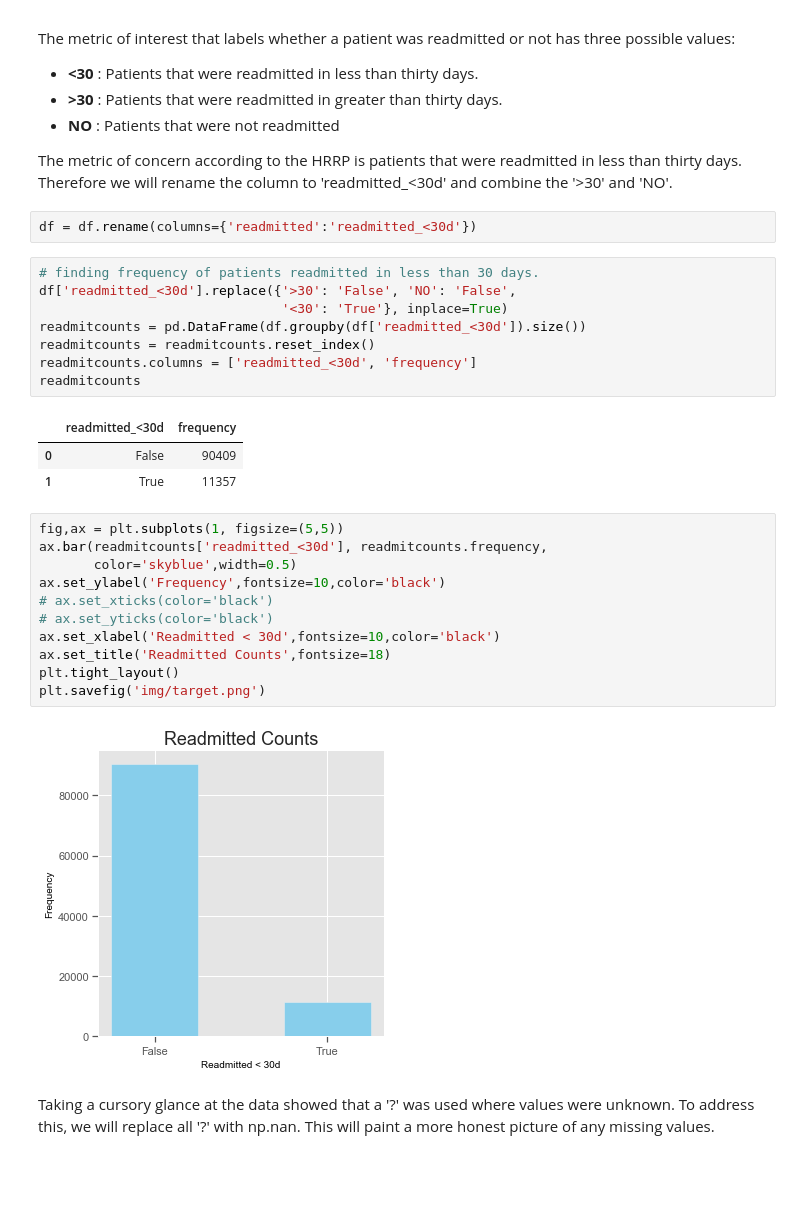
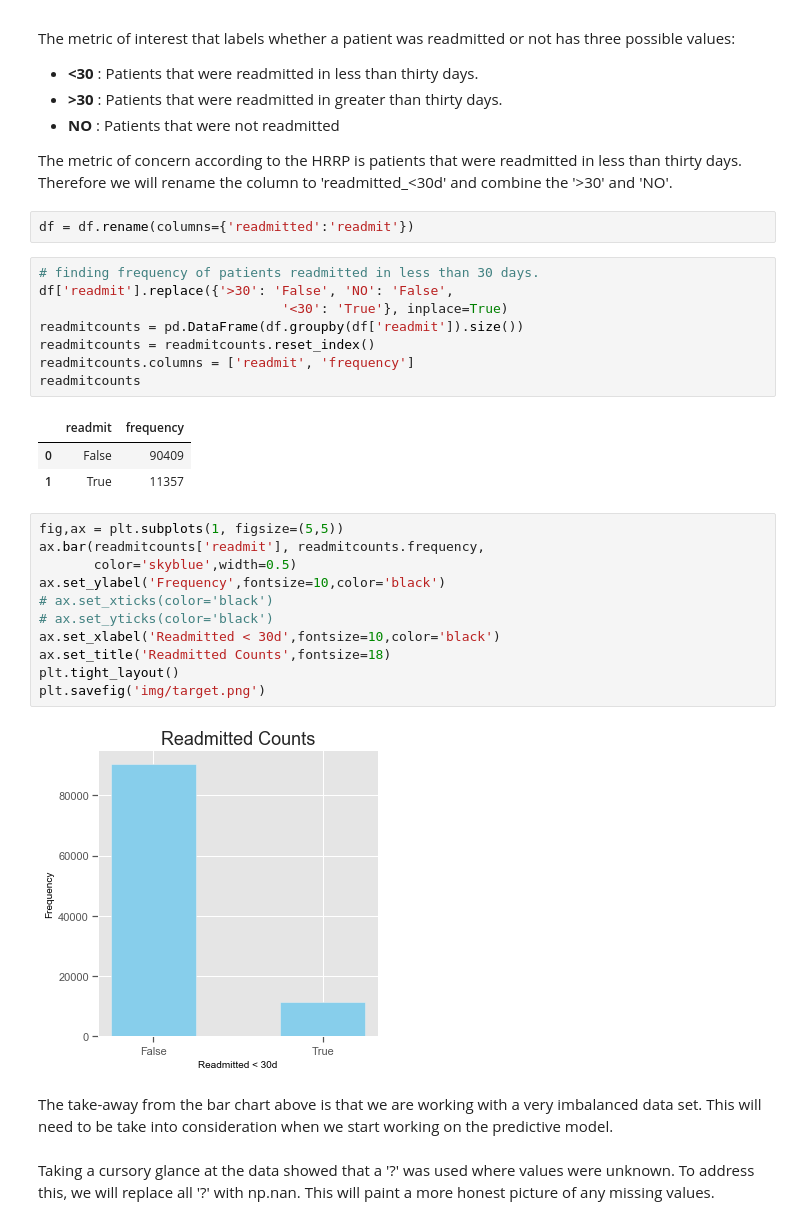
Before and after one commit to clstaub/Predicting_Hospital_Readmissions, a Jupyter notebook: Preprocessing_EDA.ipynb, the cells around one changed output. Saved outputs shown, nothing was run; the diff lists cells and outputs as text; blank space fills up the shorter version.

```diff
--- a/Preprocessing_EDA.ipynb
+++ b/Preprocessing_EDA.ipynb
@@ -40,32 +40,34 @@ The metric of interest that labels whether a patient was readmitted or not has t
 
 The metric of concern according to the HRRP is patients that were readmitted in less than thirty days. Therefore we will rename the column to 'readmitted_<30d' and combine the '>30' and 'NO'.
 # %%
-df = df.rename(columns={'readmitted':'readmitted_<30d'})
+df = df.rename(columns={'readmitted':'readmit'})
 # %%
 # finding frequency of patients readmitted in less than 30 days.
-df['readmitted_<30d'].replace({'>30': 'False', 'NO': 'False',
+df['readmit'].replace({'>30': 'False', 'NO': 'False',
                                '<30': 'True'}, inplace=True)
-readmitcounts = pd.DataFrame(df.groupby(df['readmitted_<30d']).size())
+readmitcounts = pd.DataFrame(df.groupby(df['readmit']).size())
 readmitcounts = readmitcounts.reset_index()
-readmitcounts.columns = ['readmitted_<30d', 'frequency']
+readmitcounts.columns = ['readmit', 'frequency']
 readmitcounts
 # %% [output]
-|  | readmitted_<30d | frequency |
+|  | readmit | frequency |
 | 0 | False | 90409 |
 | 1 | True | 11357 |
 # %%
 fig,ax = plt.subplots(1, figsize=(5,5))
-ax.bar(readmitcounts['readmitted_<30d'], readmitcounts.frequency,
+ax.bar(readmitcounts['readmit'], readmitcounts.frequency,
        color='skyblue',width=0.5)
 ax.set_ylabel('Frequency',fontsize=10,color='black')
 # ax.set_xticks(color='black')
 # ax.set_yticks(color='black')
 ax.set_xlabel('Readmitted < 30d',fontsize=10,color='black')
 ax.set_title('Readmitted Counts',fontsize=18)
 plt.tight_layout()
 plt.savefig('img/target.png')
 # %% [output]
-[figure, old version]
+[figure, new version]
+# %% [markdown]
+The take-away from the bar chart above is that we are working with a very imbalanced data set. This will need to be take into consideration when we start working on the predictive model.
 # %% [markdown]
 Taking a cursory glance at the data showed that a '?' was used where values were unknown. To address this, we will replace all '?' with np.nan. This will paint a more honest picture of any missing values.
 # %%
```
Also changed, not shown: parts of 42 cells of this notebook, 11 other files.
